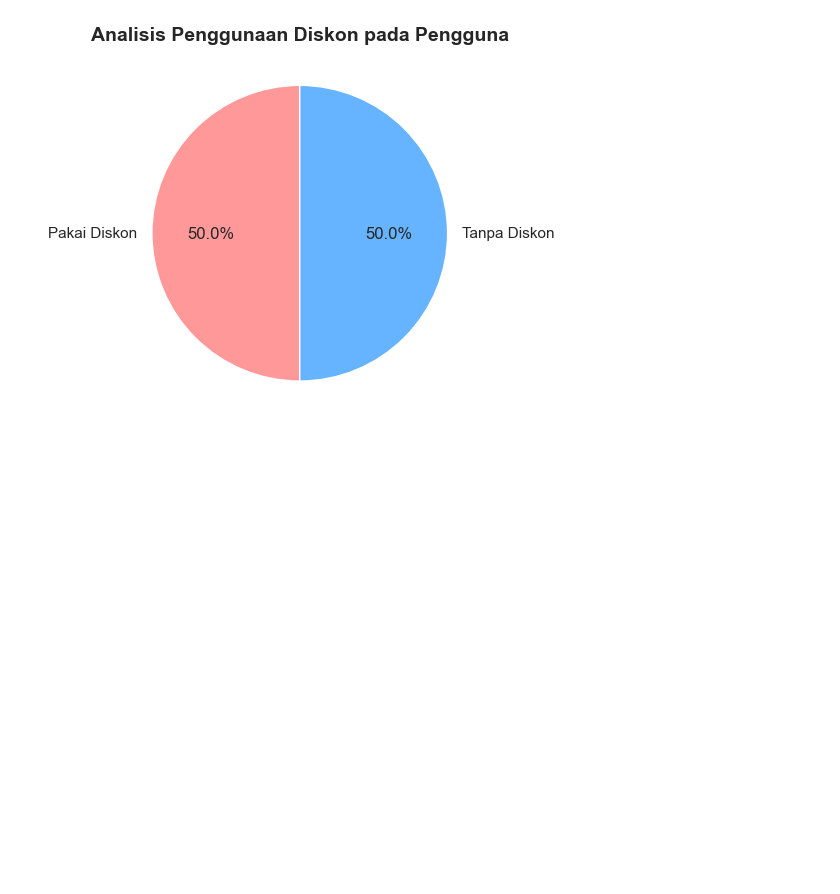
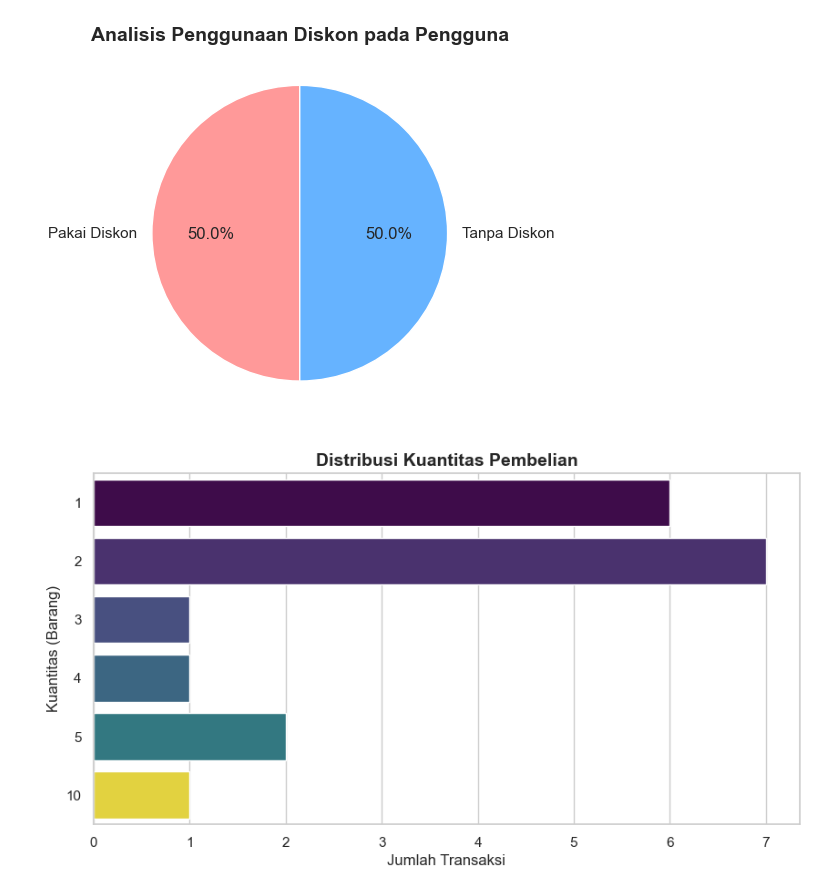
Before and after one commit to rottiiibakarr/Capstone_Project_Data_Cleaning, a Jupyter notebook: Portfolio_Ecommerce_Analytics/data_visualization.ipynb, the cells around one changed output. Saved outputs shown, nothing was run; the diff lists cells and outputs as text; code cells hidden in the pictures; blank space fills up the shorter version.

Commit message:
Commit: Distribusi Kuantitas Pembelian

```diff
--- a/Portfolio_Ecommerce_Analytics/data_visualization.ipynb
+++ b/Portfolio_Ecommerce_Analytics/data_visualization.ipynb
@@ -80,3 +80,23 @@ plt.title('Analisis Penggunaan Diskon pada Pengguna', fontsize=14, fontweight='b
 plt.show()
 # %% [output]
 [figure]
+# %%
+# Distribusi Kuantitas Pembelian
+plt.figure(figsize=(10, 5))
+
+"""
+hue= memecah satu batang menjadi beberapa warna;
+Contoh: memecah batang "Kuantitas" menjadi warna biru untuk Pria dan merah untuk Wanita
+
+legends= membuang kotak keterangan warna di pojok grafik
+"""
+#
+sns.countplot(y='Quantity', data=df, hue='Quantity', palette='viridis', legend=False)
+
+plt.title('Distribusi Kuantitas Pembelian', fontsize=14, fontweight='bold')
+plt.xlabel('Jumlah Transaksi') # Label horizontal
+plt.ylabel('Kuantitas (Barang)') # Label Vertikal
+
+plt.show()
+# %% [output]
+[figure, added]
```
